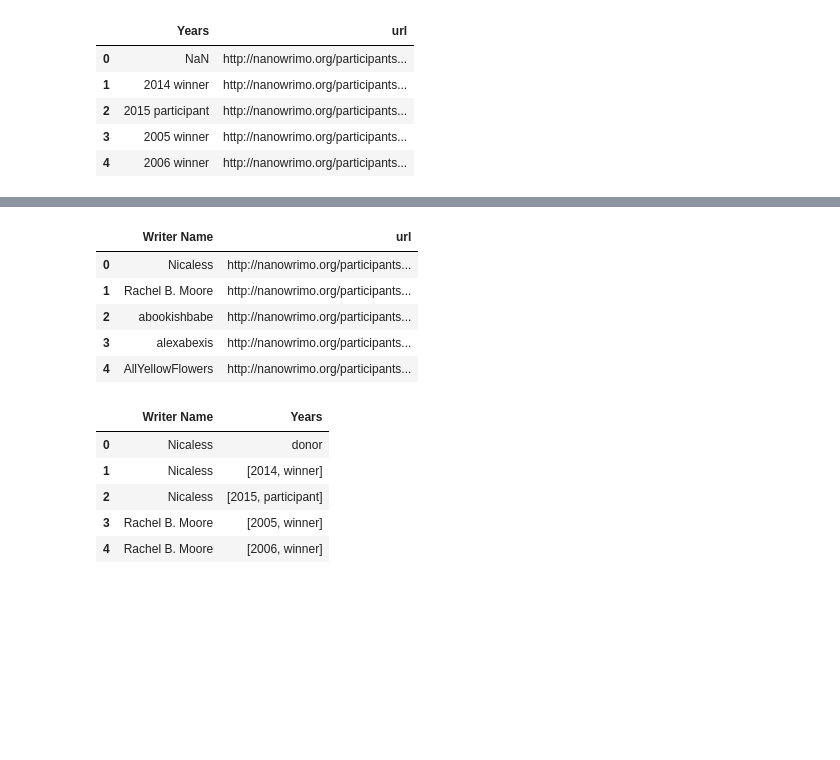
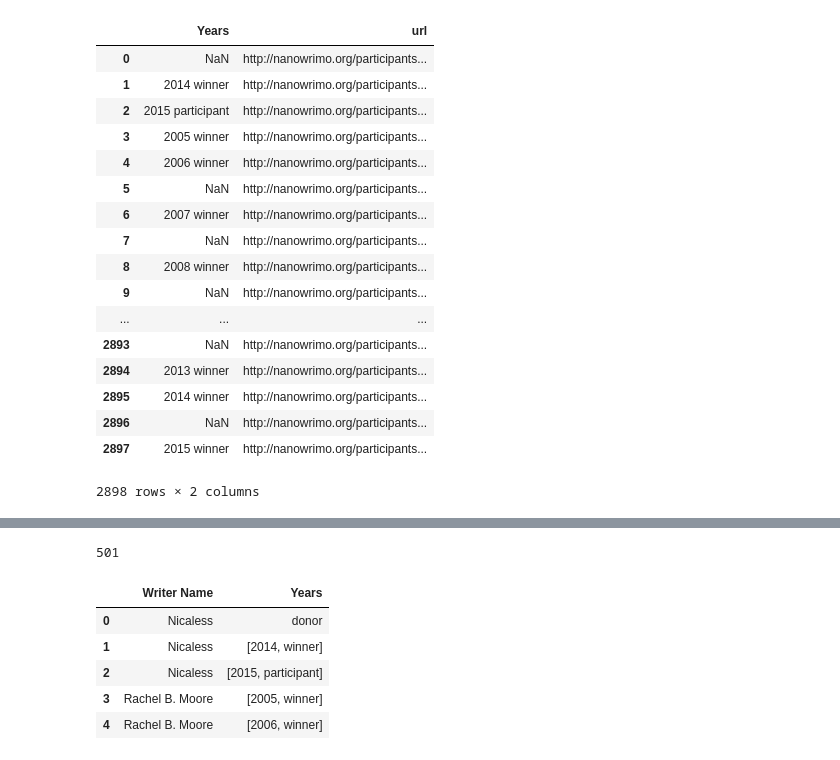
Before and after one commit to nicaless/nanowrimo_ga_project, a Jupyter notebook: clean/appendparticipationdata_negate2015.ipynb, the cells around one changed output, grey strips where cells are left out. Cells and saved outputs as stored; diff of their text form; code cells hidden in the pictures; blank space fills up the shorter version.

```diff
--- a/clean/appendparticipationdata_negate2015.ipynb
+++ b/clean/appendparticipationdata_negate2015.ipynb
@@ -7,14 +7,26 @@ df = pd.read_csv('../rawdata/user_profiles_participation.csv')
 # %%
 df.columns = ['Years', 'Years Label', 'index', 'url']
 df = df[['Years', 'url']]
-df.head()
+df
 # %% [output]
 |  | Years | url |
 | 0 | NaN | http://nanowrimo.org/participants... |
 | 1 | 2014 winner | http://nanowrimo.org/participants... |
 | 2 | 2015 participant | http://nanowrimo.org/participants... |
 | 3 | 2005 winner | http://nanowrimo.org/participants... |
 | 4 | 2006 winner | http://nanowrimo.org/participants... |
+| 5 | NaN | http://nanowrimo.org/participants... |
+| 6 | 2007 winner | http://nanowrimo.org/participants... |
+| 7 | NaN | http://nanowrimo.org/participants... |
+| 8 | 2008 winner | http://nanowrimo.org/participants... |
+| 9 | NaN | http://nanowrimo.org/participants... |
+| ... | ... | ... |
+| 2893 | NaN | http://nanowrimo.org/participants... |
+| 2894 | 2013 winner | http://nanowrimo.org/participants... |
+| 2895 | 2014 winner | http://nanowrimo.org/participants... |
+| 2896 | NaN | http://nanowrimo.org/participants... |
+| 2897 | 2015 winner | http://nanowrimo.org/participants... |
+2898 rows × 2 columns
 # %%
 years_new_list = []
 for i in df['Years']:
@@ -48,14 +60,9 @@ df['Years'] = years_new_list
 writernames = pd.read_csv('../clean data/user_summary.csv')
 # %%
 writernames = writernames[['Writer Name', 'url']]
-writernames.head()
+len(writernames)
 # %% [output]
-|  | Writer Name | url |
-| 0 | Nicaless | http://nanowrimo.org/participants... |
-| 1 | Rachel B. Moore | http://nanowrimo.org/participants... |
-| 2 | abookishbabe | http://nanowrimo.org/participants... |
-| 3 | alexabexis | http://nanowrimo.org/participants... |
-| 4 | AllYellowFlowers | http://nanowrimo.org/participants... |
+501
 # %%
 new_df = pd.merge(writernames, df, on='url')
 new_df = new_df[['Writer Name', 'Years']]
```
Also changed, not shown: parts of 7 cells of this notebook, 5 other files.
